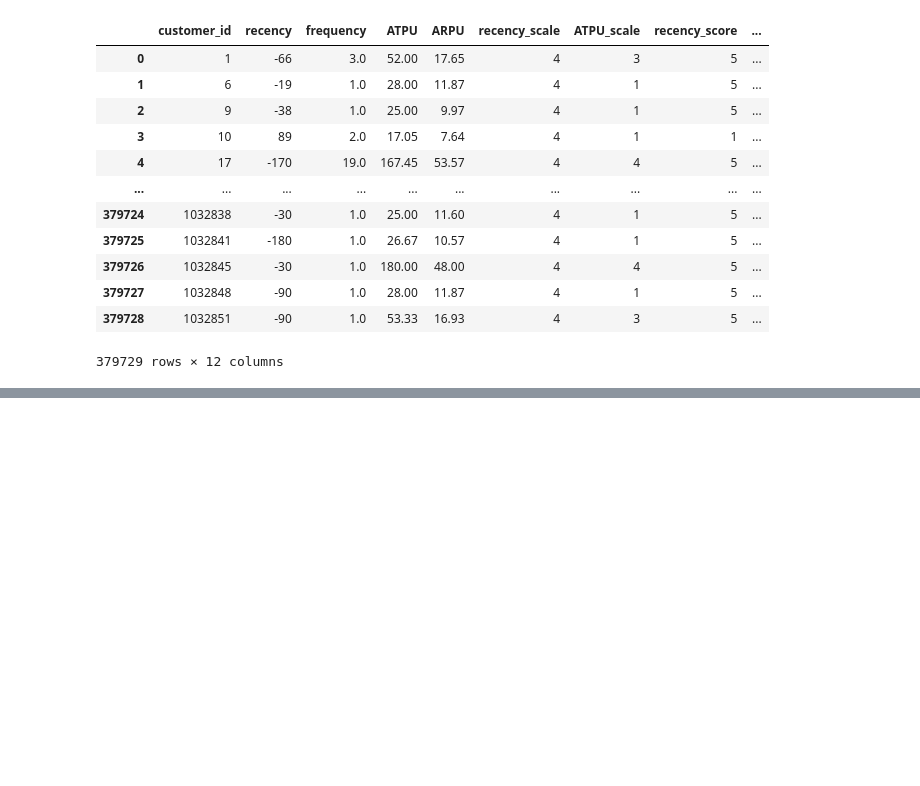
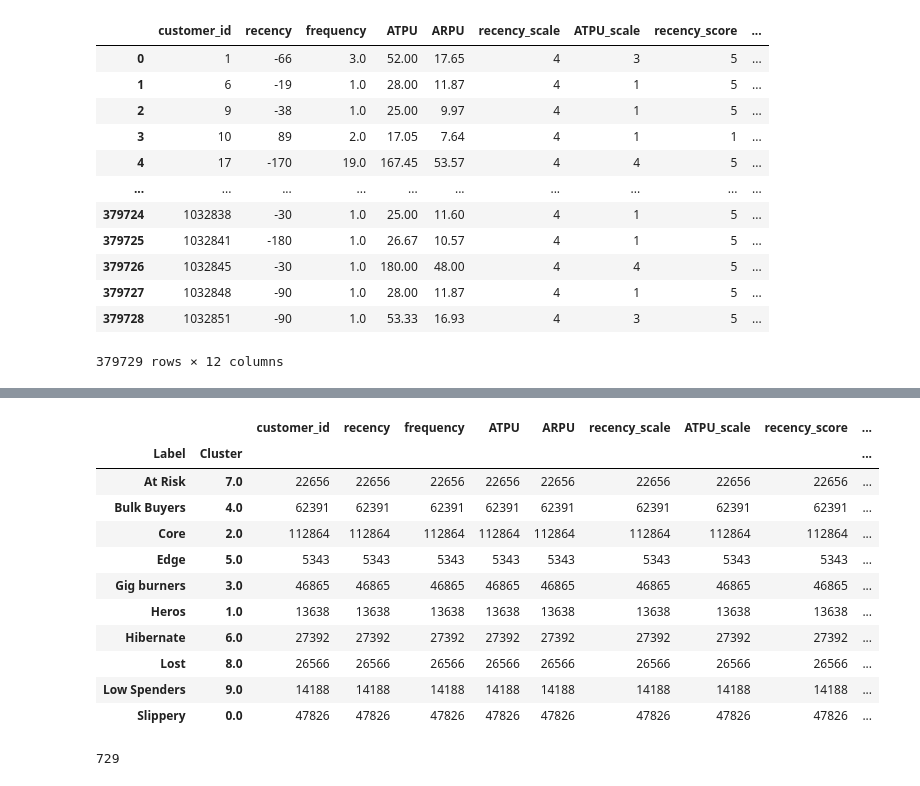
Before and after one commit to Oskareh/capstone, a Jupyter notebook: new_clustering.ipynb, the cells around one changed output, grey strips where cells are left out. Drawn from its saved outputs; the diff is of its cells as text; code cells hidden in the pictures; blank space fills up the shorter version.

```diff
--- a/new_clustering.ipynb
+++ b/new_clustering.ipynb
@@ -776,0 +903,3 @@ df_final
+# %%
+df_final=df_final[df_final['Cluster']!= 0]
+df_final
@@ -776,0 +938,2 @@ df_final
+# %%
+df_final2=df_final.join(for_join.set_index('customer_id') , how='left' , on='customer_id')
@@ -776,0 +955,16 @@ df_final
+# %%
+#final lables
+lable_map={
+    0 : 'Slippery',              #low frequency, low ARPU , Low ATPU
+    1 : 'Heros' ,                    #hign frequency , High ARPU, Hi ATPU
+    2 : 'Core' ,                     # monthly buyer , mean ARPU and ATPU
+    3 : 'Gig burners' ,        # high and medium Frequent, repectivly high ARPU and ATPU
+    4 : 'Bulk Buyers' ,              #low frequent, mean ARPU, High ATPU
+    5 : 'Edge',
+    6 : 'Hibernate',
+    7 : 'At Risk',
+    8 : 'Lost' ,
+    9 : 'Low Spenders'
+}
+df_final2['Label']=df_final2['Cluster'].map(lable_map)
+df_final2
@@ -776,0 +985,24 @@ df_final
+# %%
+df_final2.drop('Cluster2' , axis=1 , inplace=True)
+# %%
+df_final2.groupby(['Label' , 'Cluster']).count()
+# %% [output]
+|  |  | customer_id | recency | frequency | ATPU | ARPU | recency_scale | ATPU_scale | recency_score | ... |
+| Label | Cluster |  |  |  |  |  |  |  |  | ... |
+| At Risk | 7.0 | 22656 | 22656 | 22656 | 22656 | 22656 | 22656 | 22656 | 22656 | ... |
+| Bulk Buyers | 4.0 | 62391 | 62391 | 62391 | 62391 | 62391 | 62391 | 62391 | 62391 | ... |
+| Core | 2.0 | 112864 | 112864 | 112864 | 112864 | 112864 | 112864 | 112864 | 112864 | ... |
+| Edge | 5.0 | 5343 | 5343 | 5343 | 5343 | 5343 | 5343 | 5343 | 5343 | ... |
+| Gig burners | 3.0 | 46865 | 46865 | 46865 | 46865 | 46865 | 46865 | 46865 | 46865 | ... |
+| Heros | 1.0 | 13638 | 13638 | 13638 | 13638 | 13638 | 13638 | 13638 | 13638 | ... |
+| Hibernate | 6.0 | 27392 | 27392 | 27392 | 27392 | 27392 | 27392 | 27392 | 27392 | ... |
+| Lost | 8.0 | 26566 | 26566 | 26566 | 26566 | 26566 | 26566 | 26566 | 26566 | ... |
+| Low Spenders | 9.0 | 14188 | 14188 | 14188 | 14188 | 14188 | 14188 | 14188 | 14188 | ... |
+| Slippery | 0.0 | 47826 | 47826 | 47826 | 47826 | 47826 | 47826 | 47826 | 47826 | ... |
+# %%
+conn=sf.get_engine()
+table_name='Customer_segments'
+Schema_name='capstone'
+df_final2.to_sql(table_name, conn, schema=Schema_name , if_exists='replace', index=False )
+# %% [output]
+729
```
Also changed, not shown: parts of 15 cells of this notebook.
